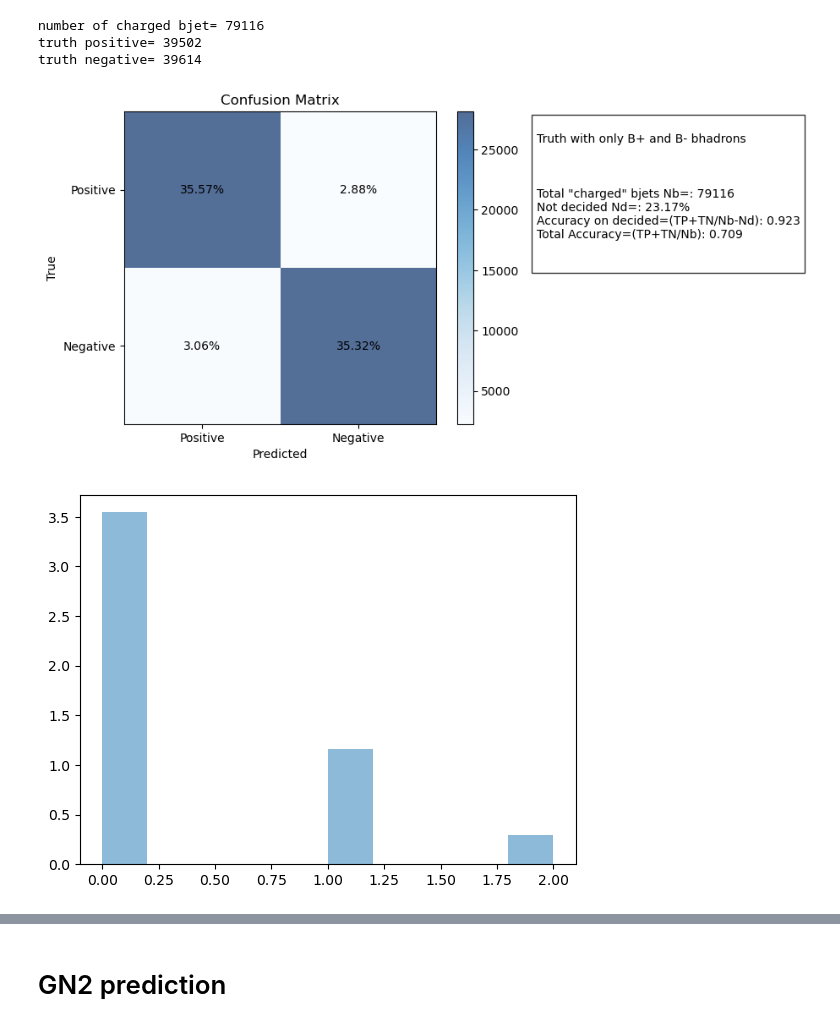
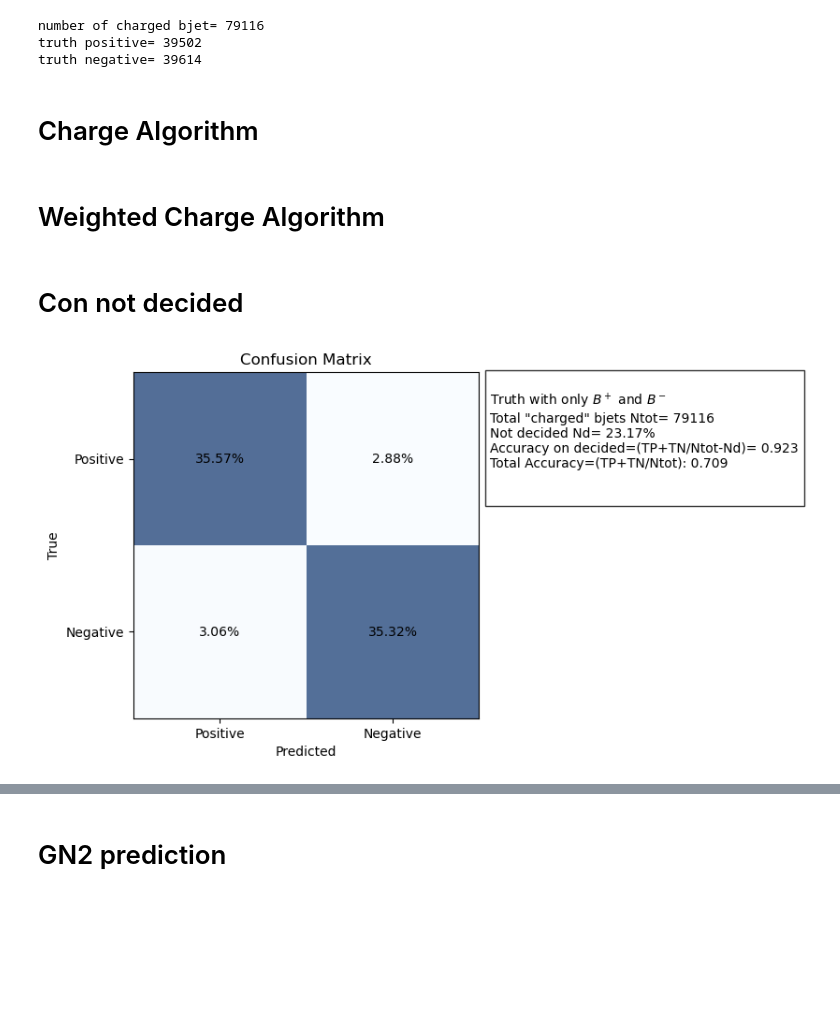
Before and after one commit to andremicci/Thesis, a Jupyter notebook: charge_algo_1.4.ipynb, the cells around one changed output, grey strips where cells are left out. Cells and saved outputs as stored; diff of their text form; code cells hidden in the pictures; blank space fills up the shorter version.

```diff
--- a/charge_algo_1.4.ipynb
+++ b/charge_algo_1.4.ipynb
@@ -14,13 +13,14 @@ data = reader.load({"jets": ["pt", "eta","PartonTruthLabelID",
                              "HadronConeExclTruthLabelID",
                              "HadronConeExclTruthLabelPdgId",
                              "n_tracks","eventNumber"],
-                    "tracks":["pt","qOverP","ftagTruthSourceLabel",
+                    "tracks":["pt","qOverP",
                               "ftagTruthOriginLabel",
                               "ftagTruthTypeLabel",
                               "ftagTruthSourceLabel",
                               "ftagTruthVertexIndex",
                               "GN2v01_aux_TrackOrigin",
                               "GN2v01_aux_VertexIndex",
+                              "leptonID",
                               "valid"]}, num_jets=500000)
 # %%
 flavour_cuts = Cuts.from_list([("PartonTruthLabelID", "==", 5),("HadronConeExclTruthLabelID","==",5)])
@@ -72,6 +70,8 @@ print("truth negative=",nneg)
 number of charged bjet= 79116
 truth positive= 39502
 truth negative= 39614
+# %% [markdown]
+# Charge Algorithm
 # %%
 def charge_algorithm(index,tracks,
                      mode:str):
@@ -95,15 +95,36 @@ def charge_algorithm(index,tracks,
   secondaries=truth_fromB_BC_cuts(tracks).values
   charge=np.sign(secondaries["qOverP"]).sum()
   return charge
+# %% [markdown]
+# Weighted Charge Algorithm
+# %%
+def weighted_charge_algorithm(index,tracks,k=0.3):
+    pt_jet=0
+    Q=0
+    tracks=tracks[tracks["valid"]==True]
+    for i,track in enumerate(tracks):
+
+        Q+=np.sign(track["qOverP"])*np.power(track["pt"],k)
+        pt_jet+=track["pt"]
+
+    return Q/np.power(pt_jet,k)
+# %% [markdown]
+# Con not decided
 # %%
 confusion_matrix=np.zeros((2,2))
 debug=False
 not_decided=0
 residuals=[]
+weighted_charge=[]
+k=0.29
+not_decided_indexes=[]
+
 
 for i,jet in enumerate(charged_bjets):
 
   charge=charge_algorithm(i,charged_tracks[i],'truth')
+  weighted_Q=weighted_charge_algorithm(i,charged_tracks[i],k)
+  weighted_charge.append(weighted_Q)
 
   # taking the residuals absolute value
   residuals.append(np.abs(np.sign(jet["HadronConeExclTruthLabelPdgId"])-np.sign(charge)))
@@ -122,48 +143,44 @@ for i,jet in enumerate(charged_bjets):
 
   #this is the case where the sum of the tracks is zero, we count these events in not_decided
   if charge==0:
+
+    not_decided_indexes.append(i)
     not_decided+=1
 
   if debug==True:
     print("bhadron=",jet["HadronConeExclTruthLabelPdgId"])
     print("charge SUM=",charge)
     print("\n")
     if i>200:
         break
 
 # just plotting the confusion matrix
 
 plt.imshow(confusion_matrix, cmap='Blues', interpolation='nearest',alpha=0.7)
 plt.title('Confusion Matrix')
 plt.xlabel('Predicted')
 plt.ylabel('True')
-plt.colorbar()
+#plt.colorbar()
 plt.xticks([0, 1], ['Positive', 'Negative'])
 plt.yticks([0, 1], ['Positive', 'Negative'])
 for i in range(confusion_matrix.shape[0]):  # righe
     for j in range(confusion_matrix.shape[1]):  # colonne
         plt.text(j, i, "{}%".format(round(100*confusion_matrix[i, j]/ncharged,2)),
                  ha='center', va='center', color='black')
 
 
 
 text_box = f"""
-Truth with only B+ and B- bhadrons\n
-\n
-Total "charged" bjets Nb=: {ncharged}
-Not decided Nd=: {round(100*not_decided/ncharged,2)}%
-Accuracy on decided=(TP+TN/Nb-Nd): {((confusion_matrix[0,0]+confusion_matrix[1,1])/(len(charged_bjets)-not_decided)).round(3)}
-Total Accuracy=(TP+TN/Nb): {((confusion_matrix[0, 0] + confusion_matrix[1, 1]) / len(charged_bjets)).round(3)}
+Truth with only $B^+$ and $B^-$
+Total "charged" bjets Ntot= {ncharged}
+Not decided Nd= {round(100*not_decided/ncharged,2)}%
+Accuracy on decided=(TP+TN/Ntot-Nd)= {((confusion_matrix[0,0]+confusion_matrix[1,1])/(len(charged_bjets)-not_decided)).round(3)}
+Total Accuracy=(TP+TN/Ntot): {((confusion_matrix[0, 0] + confusion_matrix[1, 1]) / len(charged_bjets)).round(3)}
 
 """
-text=plt.gcf().text(0.93, 0.5, text_box, fontsize=10, bbox=dict(facecolor='white', alpha=0.8))
+text=plt.gcf().text(0.82, 0.6, text_box, fontsize=10, bbox=dict(facecolor='white', alpha=0.8))
 
 
-plt.savefig('TRUTH_with_OtherSec.png', dpi=300, bbox_inches='tight')
+plt.savefig('TRUTH_confusion_matrix.png', dpi=300, bbox_inches='tight')
 # %% [output]
-[figure, old version]
+[figure, new version]
-# %%
-hist=plt.hist(residuals,alpha=0.5,density=True)
-plt.show()
-# %% [output]
-[figure, removed]
```
Also changed, not shown: parts of 22 cells of this notebook, 6 other files.
